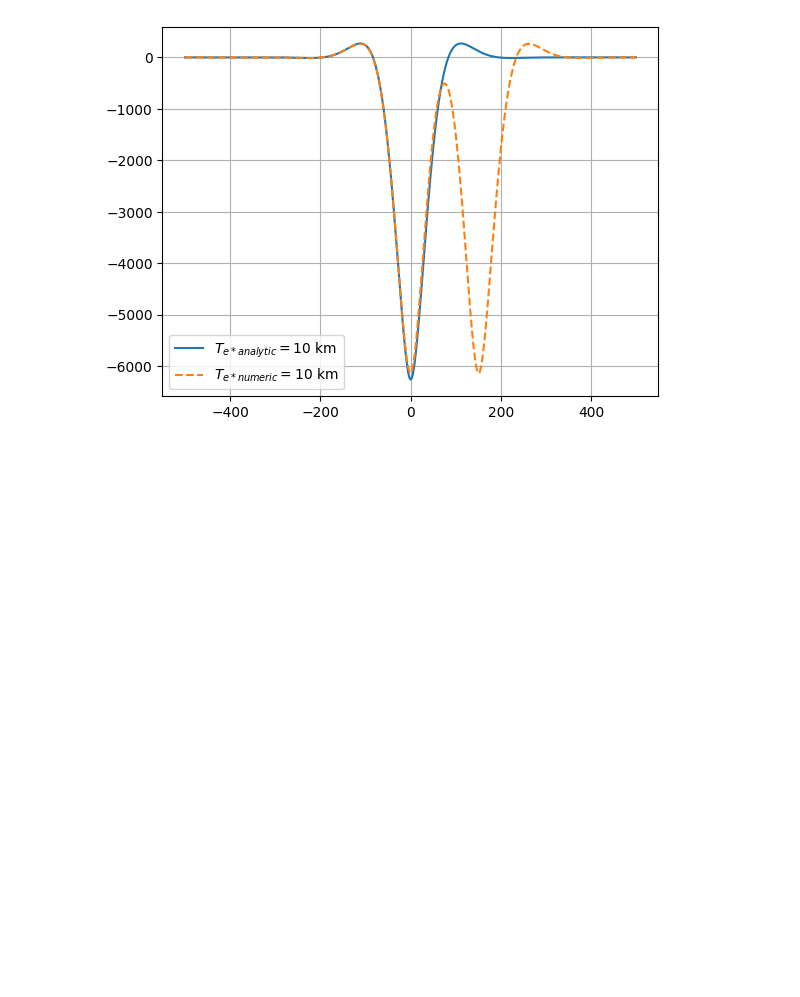
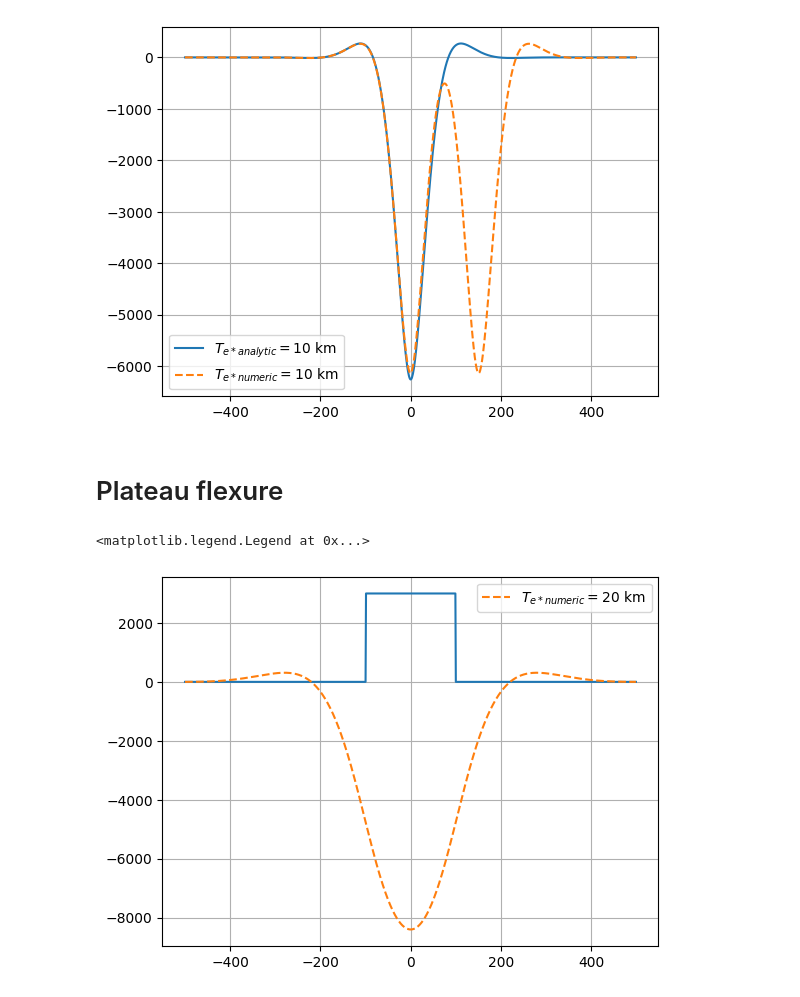
Before and after one commit to YagoMCastro/bacias-msc-2024, a Jupyter notebook: notebooks/classes/flexura.ipynb, the cells around one changed output. Saved outputs shown, nothing was run; the diff lists cells and outputs as text; code cells hidden in the pictures; blank space fills up the shorter version.

Commit message:
Create model for plateau

```diff
--- a/notebooks/classes/flexura.ipynb
+++ b/notebooks/classes/flexura.ipynb
@@ -125,3 +125,26 @@ plt.legend()
 # %% [output]
 <matplotlib.legend.Legend at 0x...>
 [figure]
+# %% [markdown]
+# Plateau flexure
+# %%
+x = np.arange(-500e3, 500.0e3,1000.0)
+h = x*0
+
+cond = (x>-100.0e3)&(x<100.0e3)
+
+h[cond] = 3.0e3
+
+rhoc = 2700.0
+g = 9.8 # Aceleração da gravidade [m/s²]
+p = -h*rhoc*g
+
+w_num = numeric_flexure(x, 20e3, p, 2400.0)
+
+plt.plot(x/1000, h)
+plt.plot(x/1000, w_num, "--" ,label="$T_{e*numeric} = 20$ km")
+plt.grid()
+plt.legend()
+# %% [output]
+<matplotlib.legend.Legend at 0x...>
+[figure, added]
```
